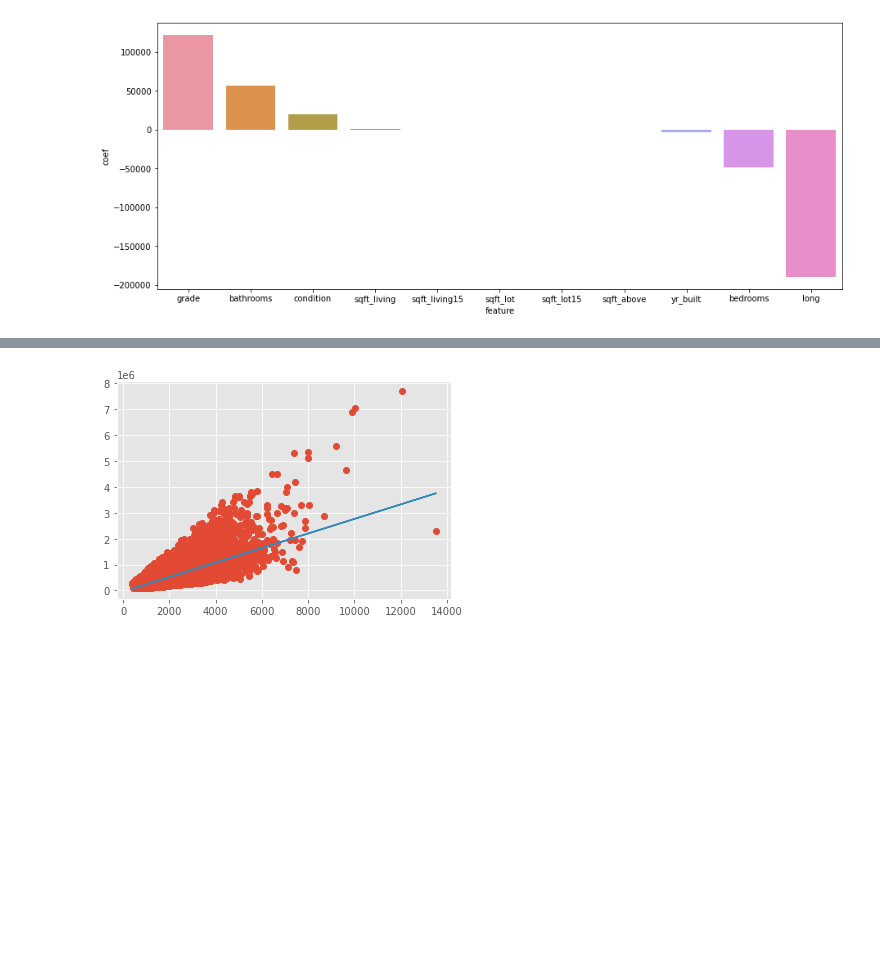
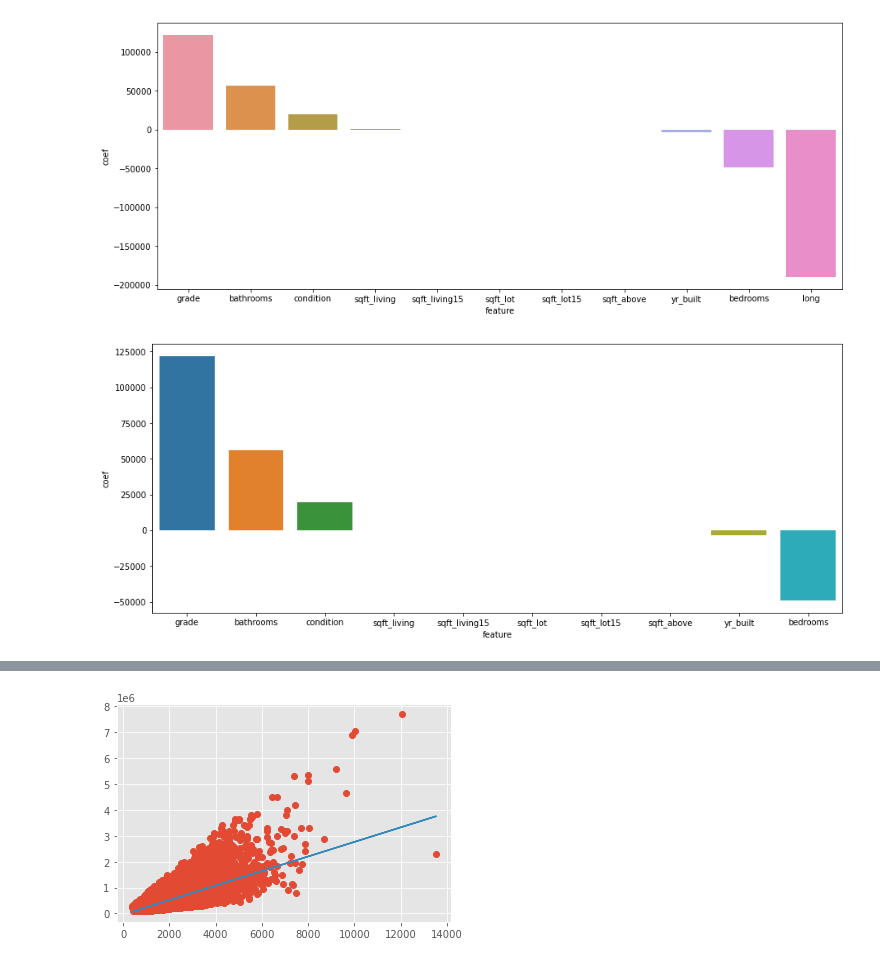
Before and after one commit to john-c-simmons/bsc-phase-two-project, a Jupyter notebook: notebooks/exploratory/mallory/new_notebook.ipynb, the cells around one changed output, grey strips where cells are left out. Saved outputs shown, nothing was run; the diff lists cells and outputs as text; code cells hidden in the pictures; blank space fills up the shorter version.

Commit message:
made the function to make  the particular visual and made more visuals compared  to price

```diff
--- a/notebooks/exploratory/mallory/new_notebook.ipynb
+++ b/notebooks/exploratory/mallory/new_notebook.ipynb
@@ -516,6 +516,15 @@ print(y.shape)
 (21597,)
 # %%
 df_6 = df.copy()
+# %%
+def feature_importance(model, X):
+    features = list(X.columns)
+    feature_weight = pd.DataFrame(features, columns=['feature'])
+    feature_weight['coef'] = model.coef_
+    importance = feature_weight.sort_values('coef', ascending=False)
+    plt.figure(figsize=(15,6))
+    sns.barplot(x=importance["feature"][:10], y=importance['coef'][:10])
+    return importance
 # %%
 from sklearn import linear_model
 
@@ -555,3 +564,7 @@ sns.barplot(x=importance["feature"], y=importance['coef'])
 # %% [output]
 <AxesSubplot:xlabel='feature', ylabel='coef'>
 [figure]
+# %%
+importance = feature_importance(model, X)
+# %% [output]
+[figure, added]
```
Also changed, not shown: parts of 8 cells of this notebook.
